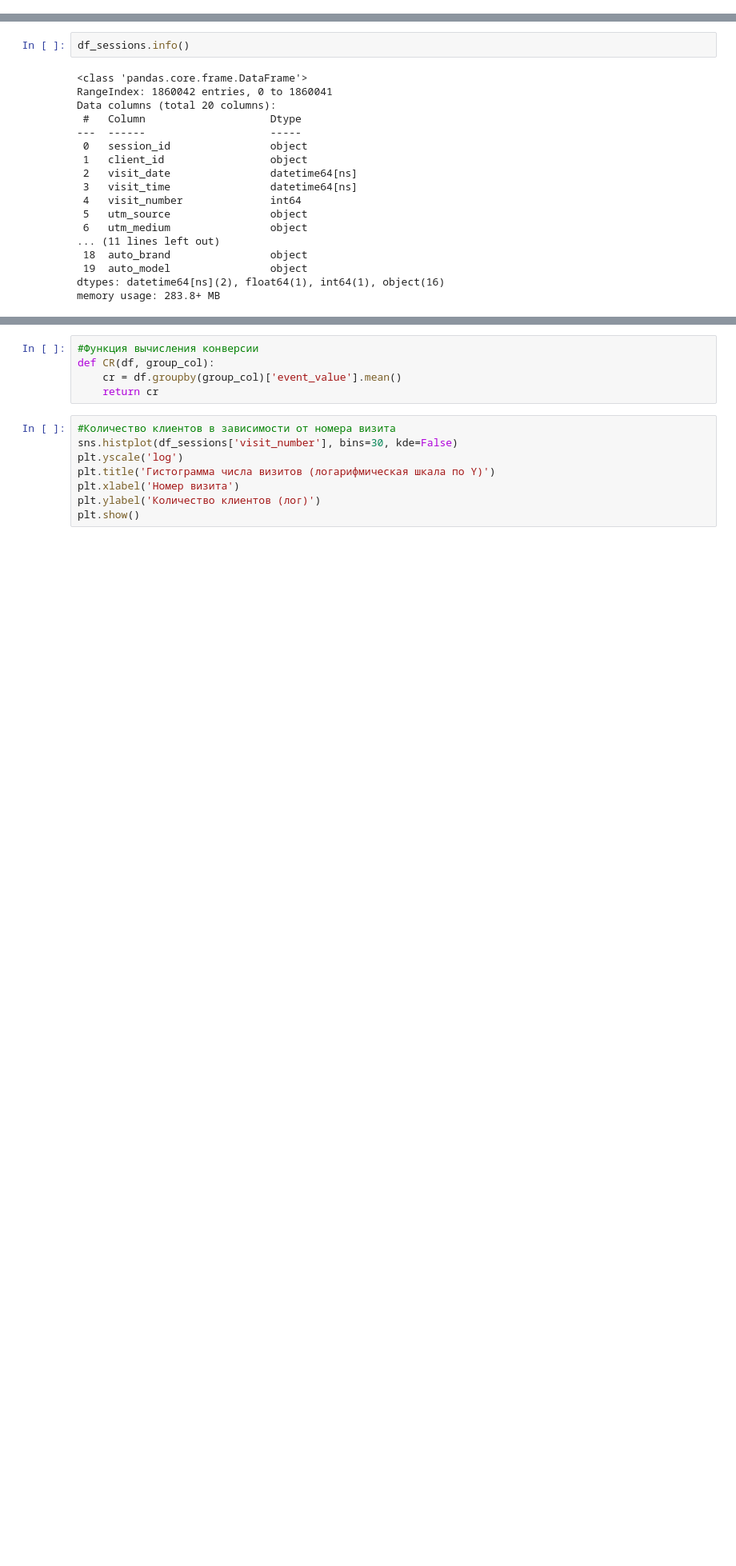
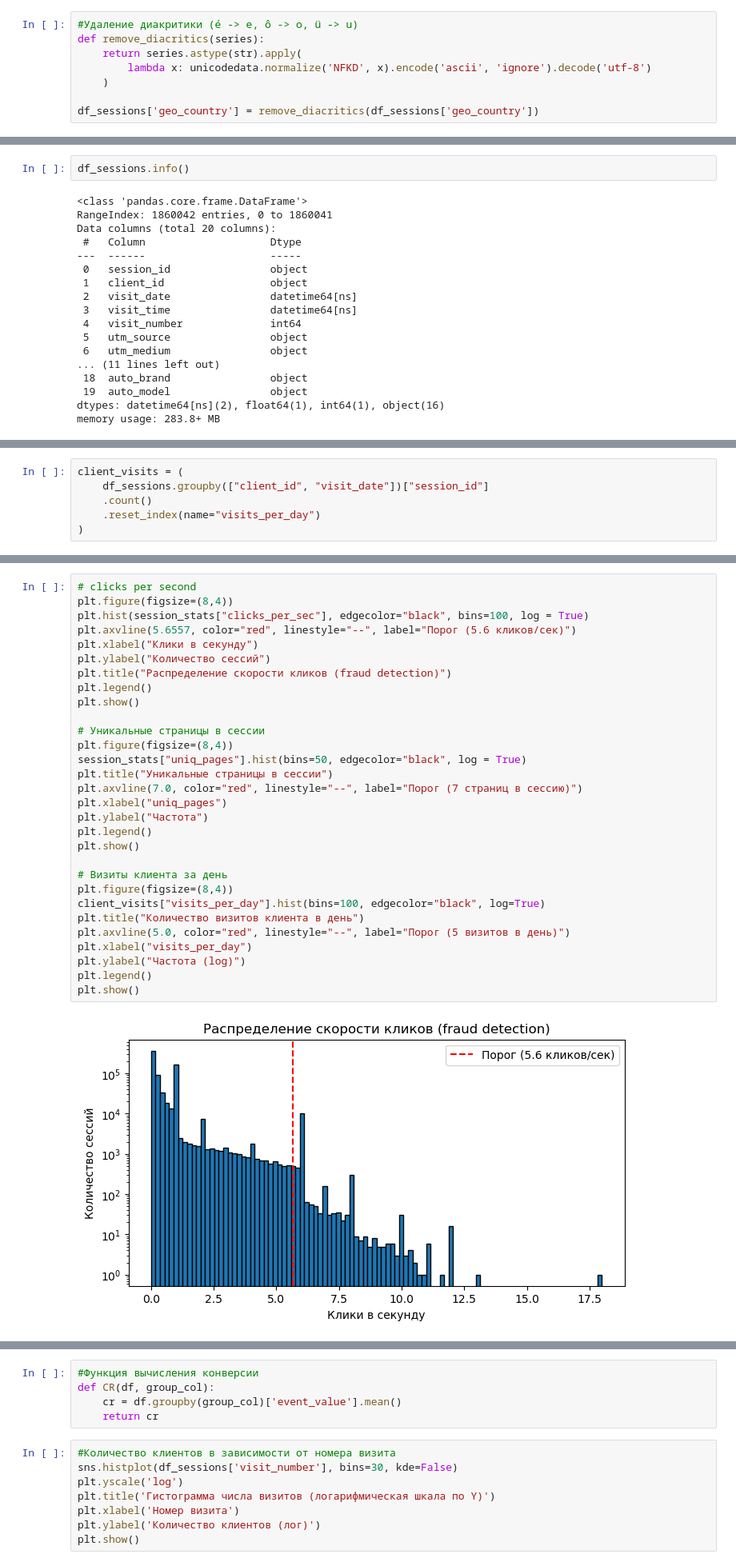
Before and after one commit to VarfolomeevaAleksandra/ML-course, a Jupyter notebook: final_work/EDA/Data Preparation.ipynb, the cells around one changed output, grey strips where cells are left out. Shown at 80% size. Saved outputs shown, nothing was run; the diff lists cells and outputs as text; blank space fills up the shorter version.

Commit message:
add fraud filter

```diff
--- a/final_work/EDA/Data Preparation.ipynb
+++ b/final_work/EDA/Data Preparation.ipynb
@@ -936,6 +955,14 @@ df_sessions.geo_country[df_sessions["geo_country"].str.contains(r"[^a-zA-Z\s\-\'
 array(['Antigua & Barbuda', 'Wallis & Futuna', 'Bosnia & Herzegovina',
        'Myanmar (Burma)', 'Côte d’Ivoire', 'Réunion',
        'Svalbard & Jan Mayen'], dtype=object)
+# %%
+#Удаление диакритики (é -> e, ô -> o, ü -> u)
+def remove_diacritics(series):
+    return series.astype(str).apply(
+        lambda x: unicodedata.normalize('NFKD', x).encode('ascii', 'ignore').decode('utf-8')
+    )
+
+df_sessions['geo_country'] = remove_diacritics(df_sessions['geo_country'])
 # %%
 #Заполнение пропусков самым популярным значением
 df_sessions.geo_country = df_sessions.geo_country.fillna(df_sessions.geo_country.mode()[0])
@@ -1125,0 +1192,6 @@ memory usage: 283.8+ MB
+# %%
+client_visits = (
+    df_sessions.groupby(["client_id", "visit_date"])["session_id"]
+    .count()
+    .reset_index(name="visits_per_day")
+)
@@ -1125,0 +1242,32 @@ memory usage: 283.8+ MB
+# %%
+# clicks per second
+plt.figure(figsize=(8,4))
+plt.hist(session_stats["clicks_per_sec"], edgecolor="black", bins=100, log = True)
+plt.axvline(5.6557, color="red", linestyle="--", label="Порог (5.6 кликов/сек)")
+plt.xlabel("Клики в секунду")
+plt.ylabel("Количество сессий")
+plt.title("Распределение скорости кликов (fraud detection)")
+plt.legend()
+plt.show()
+
+# Уникальные страницы в сессии
+plt.figure(figsize=(8,4))
+session_stats["uniq_pages"].hist(bins=50, edgecolor="black", log = True)
+plt.title("Уникальные страницы в сессии")
+plt.axvline(7.0, color="red", linestyle="--", label="Порог (7 страниц в сессию)")
+plt.xlabel("uniq_pages")
+plt.ylabel("Частота")
+plt.legend()
+plt.show()
+
+# Визиты клиента за день
+plt.figure(figsize=(8,4))
+client_visits["visits_per_day"].hist(bins=100, edgecolor="black", log=True)
+plt.title("Количество визитов клиента в день")
+plt.axvline(5.0, color="red", linestyle="--", label="Порог (5 визитов в день)")
+plt.xlabel("visits_per_day")
+plt.ylabel("Частота (log)")
+plt.legend()
+plt.show()
+# %% [output]
+[figure, added]
```
Also changed, not shown: parts of 10 cells of this notebook, 3 other files.
